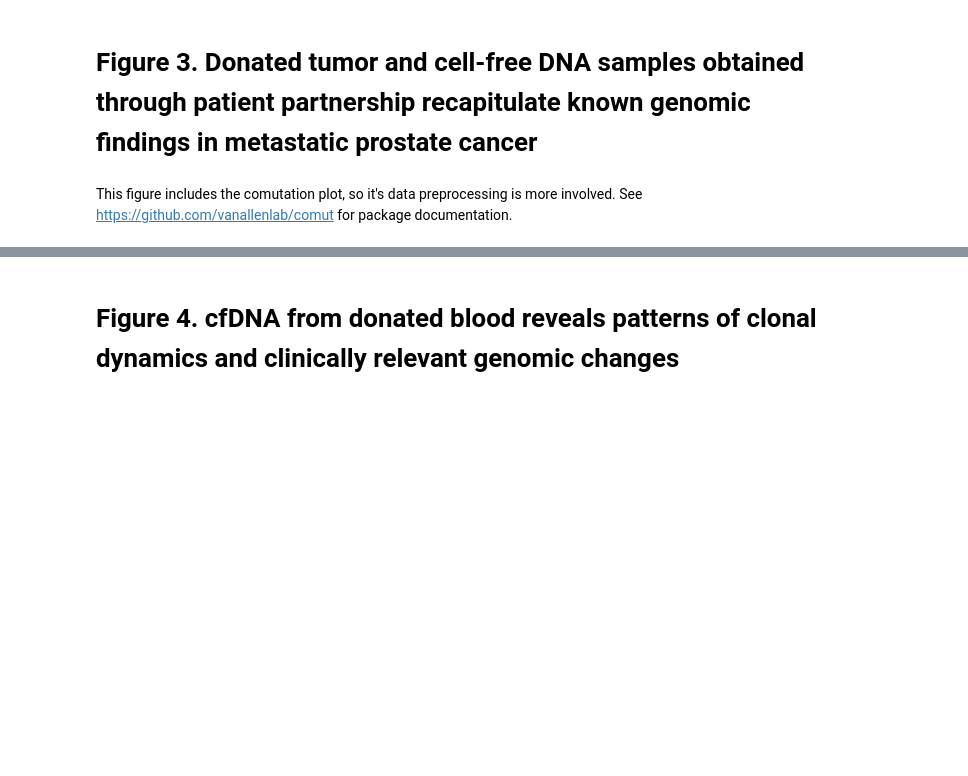
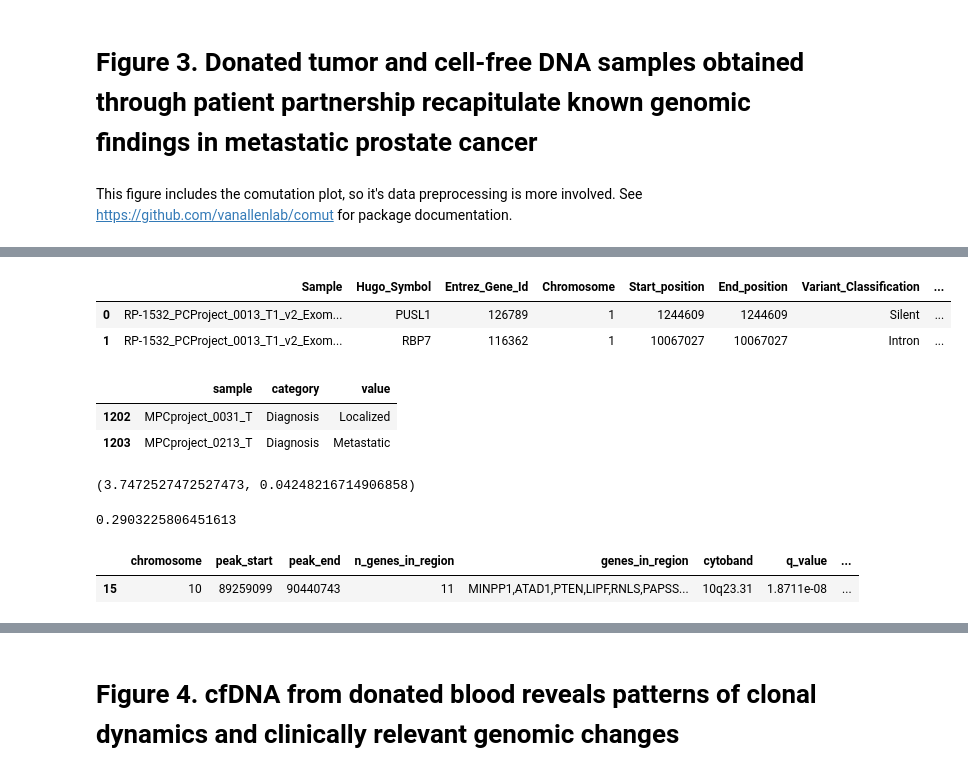
Before and after one commit to vanallenlab/mpcproject-paper, a Jupyter notebook: mpcproject-figures.ipynb, the cells around one changed output, grey strips where cells are left out. Saved outputs shown, nothing was run; the diff lists cells and outputs as text; code cells hidden in the pictures; blank space fills up the shorter version.

```diff
--- a/mpcproject-figures.ipynb
+++ b/mpcproject-figures.ipynb
@@ -1126,0 +1347,16 @@ fig3.savefig('figures/figure3.svg', bbox_inches = 'tight')
+# %%
+# samples from patient-partners with metastatic diagnoses are more likely to carry TP53 mutations
+mutation_data = pd.read_csv('ref/data/supplementary_data/supplementary-data-3.csv')
+mutation_data.head(2)
+# %% [output]
+|  | Sample | Hugo_Symbol | Entrez_Gene_Id | Chromosome | Start_position | End_position | Variant_Classification | ... |
+| 0 | RP-1532_PCProject_0013_T1_v2_Exom... | PUSL1 | 126789 | 1 | 1244609 | 1244609 | Silent | ... |
+| 1 | RP-1532_PCProject_0013_T1_v2_Exom... | RBP7 | 116362 | 1 | 10067027 | 10067027 | Intron | ... |
+# %%
+# extract the diagnosis data
+diagnosis_data = categorical_data[categorical_data['category'] == 'Diagnosis'].copy()
+diagnosis_data.head(2)
+# %% [output]
+|  | sample | category | value |
+| 1202 | MPCproject_0031_T | Diagnosis | Localized |
+| 1203 | MPCproject_0213_T | Diagnosis | Metastatic |
@@ -1126,0 +1375,16 @@ fig3.savefig('figures/figure3.svg', bbox_inches = 'tight')
+# %%
+# primary tumors from patients diagnosed with metastatic disease are more likely to have TP53 mutations
+tp53_mut_data = mutation_data[mutation_data['Hugo_Symbol'] == 'TP53'].copy()
+diagnosis_data['TP53_mut'] = diagnosis_data['mutation_data_name'].apply(lambda name: name in tp53_mut_data['Sample'].to_list())
+
+# subset to primary tumor samples
+diagnosis_data_tumors = diagnosis_data[diagnosis_data['sample'].str.contains('_T')]
+cont_table = diagnosis_data_tumors.groupby(['value', 'TP53_mut']).size()
+scipy.stats.fisher_exact(cont_table.values.reshape((2,2)))
+# %% [output]
+(3.7472527472527473, 0.04248216714906858)
+# %%
+# mutation frequency of TP53 in primary tumors of this cohort
+sum(diagnosis_data_tumors['TP53_mut']) / len(diagnosis_data_tumors)
+# %% [output]
+0.2903225806451613
@@ -1126,0 +1399,6 @@ fig3.savefig('figures/figure3.svg', bbox_inches = 'tight')
+# %%
+# AR, FOXA1, PTEN recurrent copy number alteration
+gistic_del_results[gistic_del_results['genes_in_region'].str.contains('PTEN')]
+# %% [output]
+|  | chromosome | peak_start | peak_end | n_genes_in_region | genes_in_region | cytoband | q_value | ... |
+| 15 | 10 | 89259099 | 90440743 | 11 | MINPP1,ATAD1,PTEN,LIPF,RNLS,PAPSS... | 10q23.31 | 1.8711e-08 | ... |
```
Also changed, not shown: parts of 37 cells of this notebook, 37 other files.
